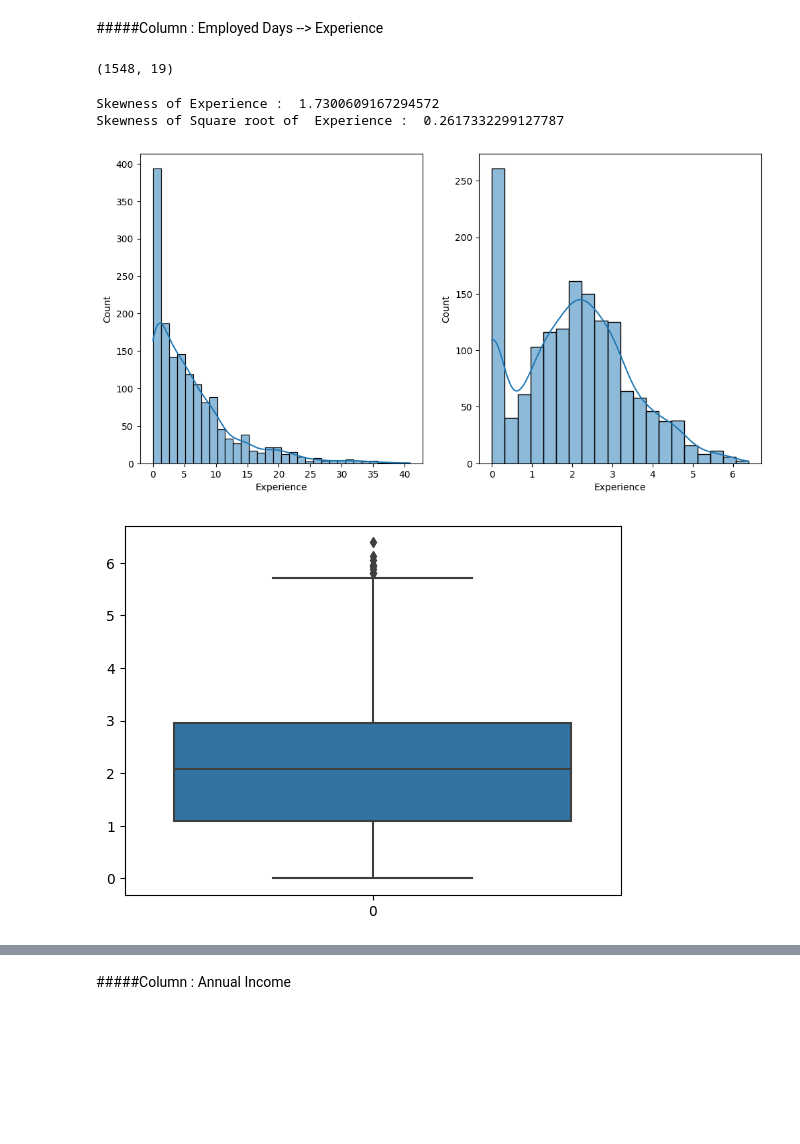
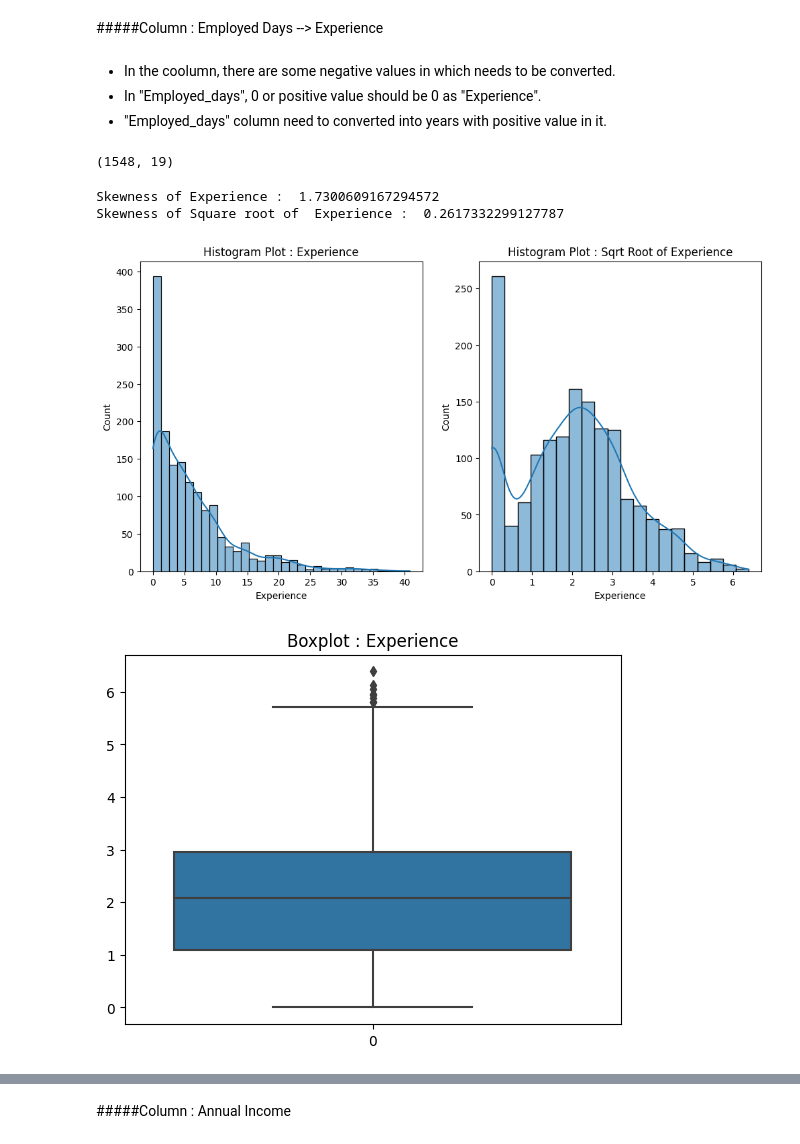
Before and after one commit to vishalsoni7575/Credit-Card-Approval-Prediction, a Jupyter notebook: FINAL_Credit_Card_Prediction.ipynb, the cells around one changed output, grey strips where cells are left out. Drawn from its saved outputs; the diff is of its cells as text; code cells hidden in the pictures; blank space fills up the shorter version.

```diff
--- a/FINAL_Credit_Card_Prediction.ipynb
+++ b/FINAL_Credit_Card_Prediction.ipynb
@@ -332,6 +331,10 @@ df["Age"] = round(abs(df["Age"]/365))
 # df[df["Employed_days"]>=0].head()
 # %% [markdown]
 #####Column : Employed Days --> Experience
+# %% [markdown]
+*   In the coolumn, there are some negative values in which needs to be converted.
+*   In "Employed_days", 0 or positive value should be 0 as "Experience".
+* "Employed_days" column need to converted into years with positive value in it.
 # %%
 print(df.shape)
 #Extracting out the rows which are greater then 0 in Employed Days.
@@ -345,29 +348,32 @@ df["Experience"] = round(abs(df["Experience"]/365),1)
 # %%
 #Plot of Experience and sqrt(Experience).
 plt.figure(figsize=(25,6))
 plt.subplot(1, 4, 1)
+plt.title("Histogram Plot : Experience")
 sns.histplot(df["Experience"], kde = True)
 #Before Tranformation
 print("Skewness of Experience : ", df["Experience"].skew())
 
 plt.subplot(1, 4, 2)
+plt.title("Histogram Plot : Sqrt Root of Experience")
 sns.histplot(np.sqrt(df["Experience"]), kde = True)
-print("Skewness of Square root of  Experience : ", np.sqrt(df["Experience"]).skew())
+print("Skewness of Square root of  Experience : ", np.sqrt(df["Experience"]).skew(),"\n")
 plt.show()
 # %% [output]
 Skewness of Experience :  1.7300609167294572
 Skewness of Square root of  Experience :  0.2617332299127787
-[figure, old version]
+[figure, new version]
 # %%
 #Replacing the feature with transformed figure that is Square-Root Transformation
 df["exp1"] = df['Experience'].copy()
 df["Experience"] = np.sqrt(df["Experience"])
 # %%
 #Outliers from the boxplot in plot
+plt.title("Boxplot : Experience")
 sns.boxplot(df["Experience"])
 plt.show()
 # %% [output]
-[figure, old version]
+[figure, new version]
 # %%
 #Following the IQR Technique.
 q3_exp = df["Experience"].quantile(0.75)
```
Also changed, not shown: parts of 100 cells of this notebook.
